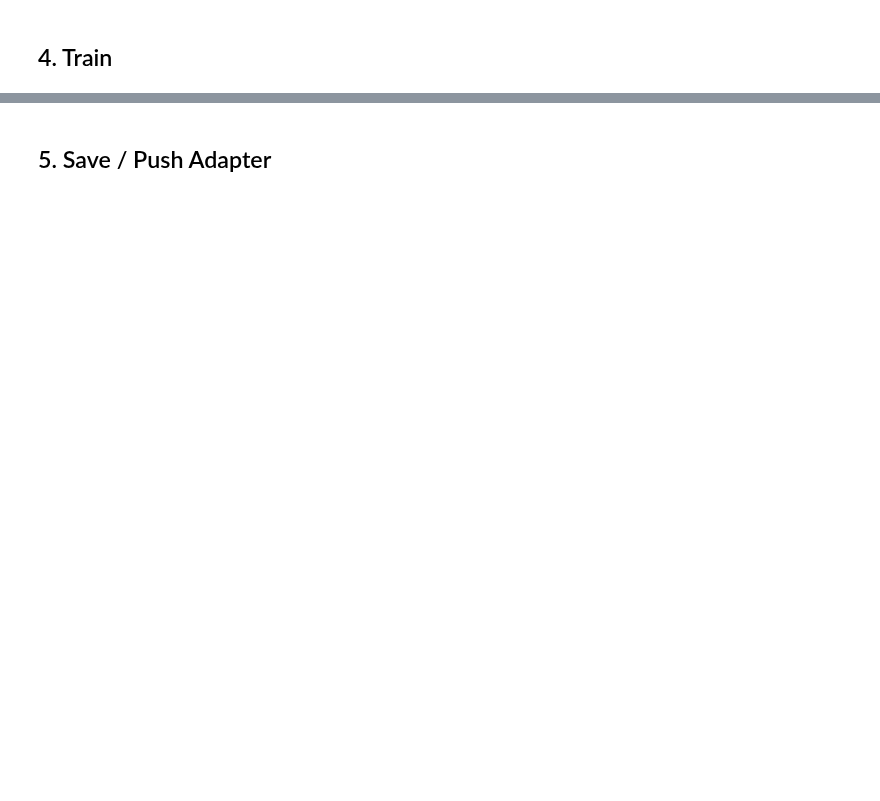
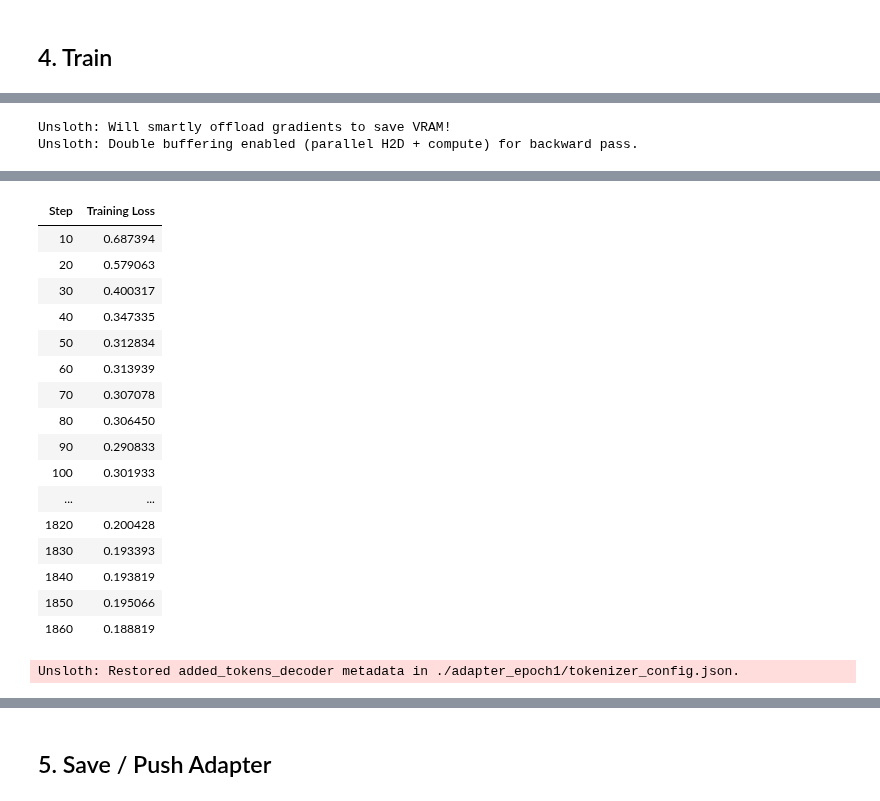
Before and after one commit to Hoang39/code-generation, a Jupyter notebook: fine-tune-qwen-unsloth.ipynb, the cells around one changed output, grey strips where cells are left out. Drawn from its saved outputs; the diff is of its cells as text; code cells hidden in the pictures; blank space fills up the shorter version.

Commit message:
feat: finetuning qwen 3 epoch

```diff
--- a/fine-tune-qwen-unsloth.ipynb
+++ b/fine-tune-qwen-unsloth.ipynb
@@ -33,7 +43,9 @@ except Exception:
     REPORT_TO = "none"
 
 BASE_MODEL = "Qwen/Qwen2.5-Coder-7B"
-HUB_MODEL_NAME = "hoangnh39/qwen2.5-coder-7b-opencode-hq10k"
+HUB_MODEL_NAME = "hoangnh39/qwen2.5-coder-7b-opencode-hq10k-3ep"
+NUM_EPOCHS = 3
+SEED = 3407
 
 # --- Dataset source (ChatML, column "text") ---
 # 1) Kaggle Dataset: file chatml.jsonl nằm đâu đó dưới /kaggle/input (tự tìm bằng glob)
@@ -129,0 +151,56 @@ print(trainer_stats)
+# %%
+from huggingface_hub import HfApi
+from transformers import TrainerCallback
+
+class PushEpochAdapter(TrainerCallback):
+    """Sau mỗi epoch: lưu LoRA adapter và đẩy lên branch `epoch-N` của HUB_MODEL_NAME để eval riêng từng epoch
+    (benchmark_opencode_hq10k.ipynb: đặt FT_REVISION = "epoch-N")."""
+    def __init__(self, tokenizer):
+        self.api, self.tokenizer = HfApi(), tokenizer
+        self.api.create_repo(HUB_MODEL_NAME, private=True, exist_ok=True)
+
+    def on_epoch_end(self, args, state, control, model=None, **kwargs):
+        epoch = int(round(state.epoch))
+        branch, path = f"epoch-{epoch}", f"./adapter_epoch{epoch}"
+        model.save_pretrained(path)
+        self.tokenizer.save_pretrained(path)
+        self.api.create_branch(HUB_MODEL_NAME, branch=branch, exist_ok=True)
+        self.api.upload_folder(repo_id=HUB_MODEL_NAME, folder_path=path, revision=branch,
+                               commit_message=f"LoRA adapter after epoch {epoch}")
+        print(f"Pushed epoch {epoch} adapter -> {HUB_MODEL_NAME}@{branch}")
+
+train_args = SFTConfig(
+    output_dir="./checkpoints",
+    dataset_text_field="text",
+    max_seq_length=MAX_SEQ_LENGTH,
+    num_train_epochs=NUM_EPOCHS,
+    per_device_train_batch_size=2,
+    gradient_accumulation_steps=8,    # effective batch size 16
+    optim="adamw_8bit",
+    learning_rate=2e-4,
+    lr_scheduler_type="cosine",
+    warmup_ratio=0.03,
+    weight_decay=0.01,
+    max_grad_norm=0.3,
+    bf16=torch.cuda.is_bf16_supported(),
+    fp16=not torch.cuda.is_bf16_supported(),
+    logging_steps=10,
+    save_strategy="epoch",
+    save_total_limit=NUM_EPOCHS,
+    push_to_hub=False,               # adapter đẩy lên theo từng epoch bằng PushEpochAdapter
+    seed=SEED,
+    data_seed=SEED,
+    report_to=REPORT_TO,
+)
+
+trainer = SFTTrainer(
+    model=model,
+    tokenizer=tokenizer,
+    train_dataset=dataset,
+    args=train_args,
+    callbacks=[PushEpochAdapter(tokenizer)],
+)
+
+trainer_stats = trainer.train()
+print(trainer_stats)
+# %% [output]
@@ -129,0 +215,2 @@ print(trainer_stats)
+Unsloth: Will smartly offload gradients to save VRAM!
+Unsloth: Double buffering enabled (parallel H2D + compute) for backward pass.
@@ -129,0 +218,18 @@ print(trainer_stats)
+| Step | Training Loss |
+| 10 | 0.687394 |
+| 20 | 0.579063 |
+| 30 | 0.400317 |
+| 40 | 0.347335 |
+| 50 | 0.312834 |
+| 60 | 0.313939 |
+| 70 | 0.307078 |
+| 80 | 0.306450 |
+| 90 | 0.290833 |
+| 100 | 0.301933 |
+| ... | ... |
+| 1820 | 0.200428 |
+| 1830 | 0.193393 |
+| 1840 | 0.193819 |
+| 1850 | 0.195066 |
+| 1860 | 0.188819 |
+Unsloth: Restored added_tokens_decoder metadata in ./adapter_epoch1/tokenizer_config.json.
```
Also changed, not shown: parts of 9 cells of this notebook, 10 other files.
